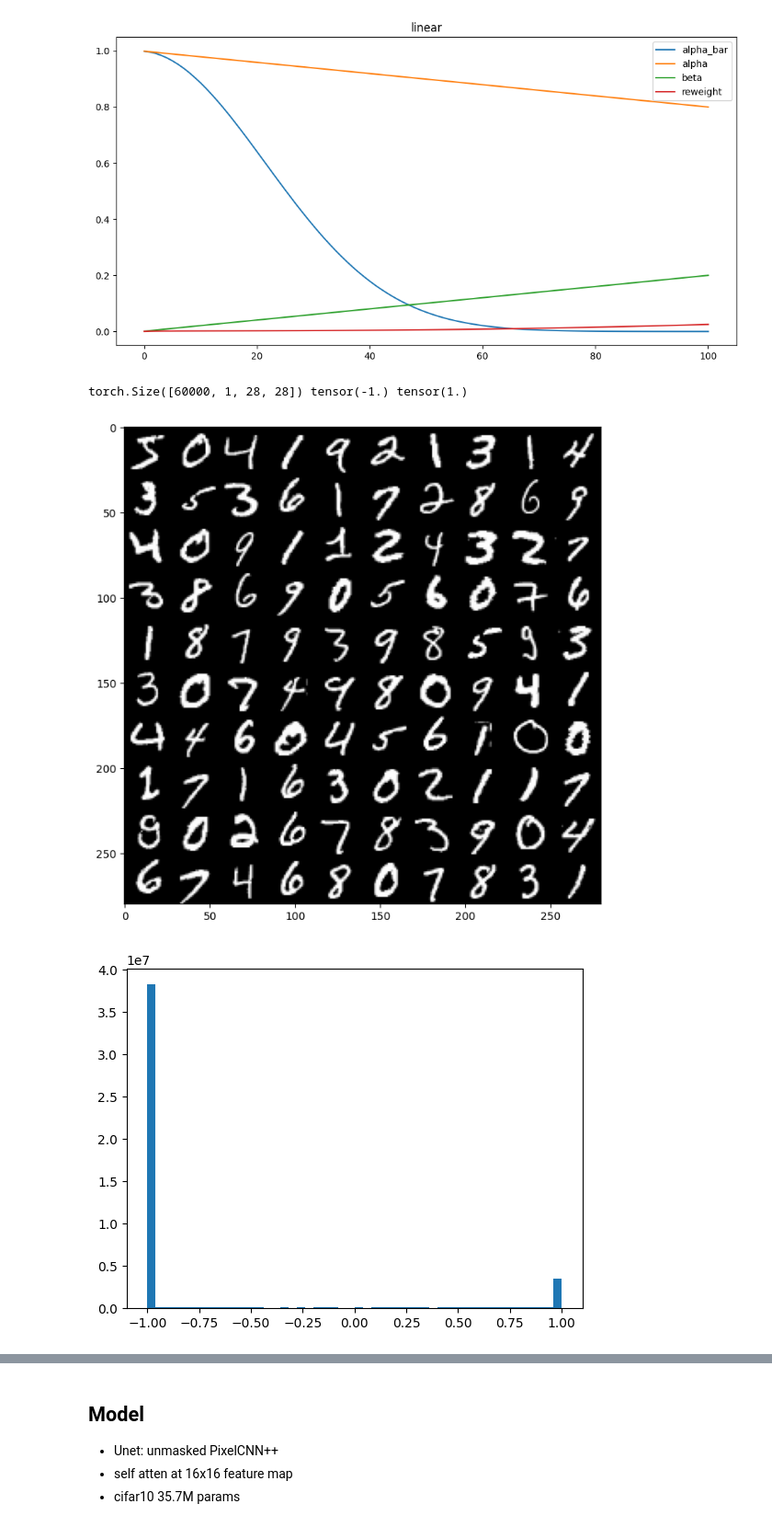
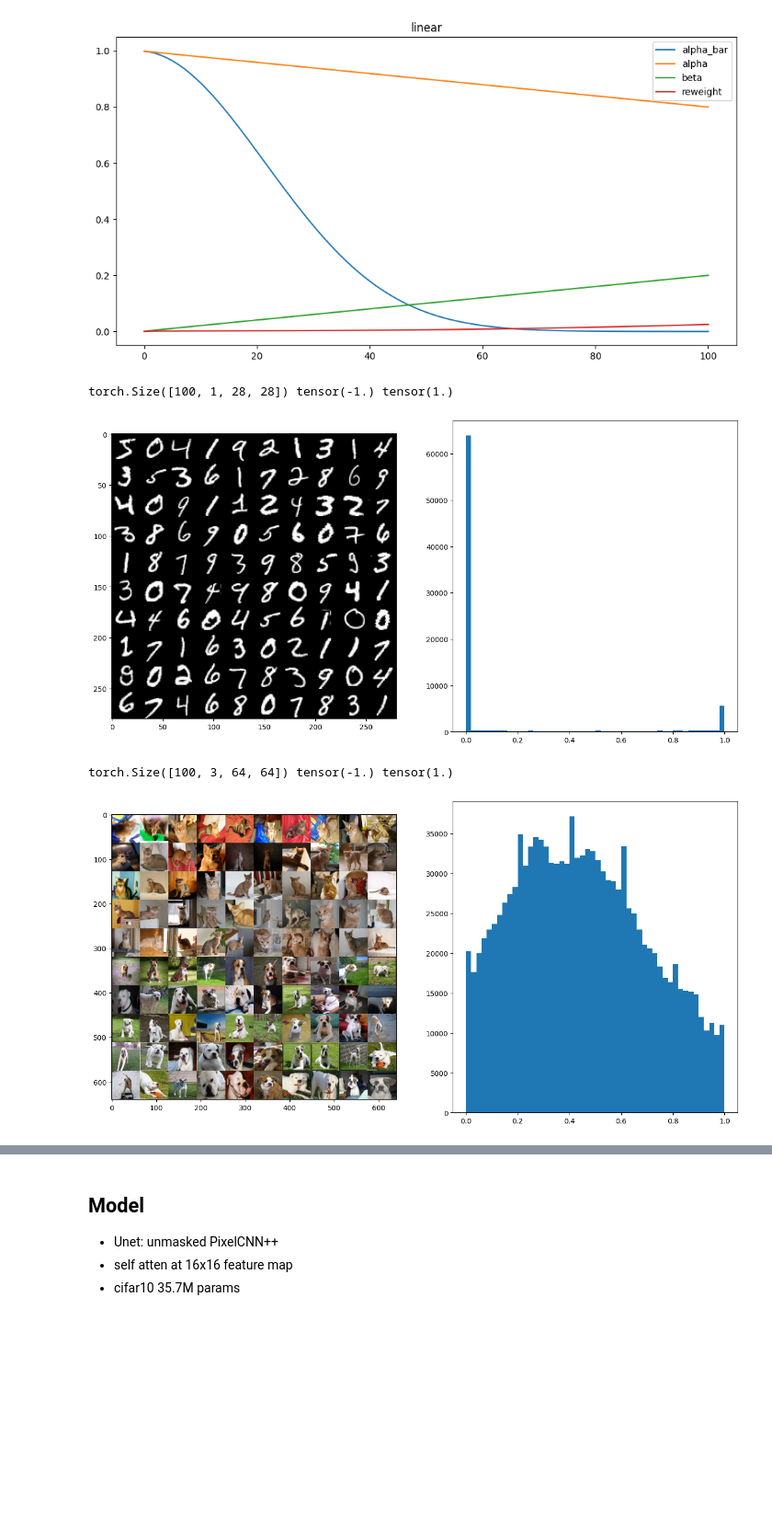
Before and after one commit to gordonbchen/bml, a Jupyter notebook: diffusion/ddpm.ipynb, the cells around one changed output, grey strips where cells are left out. Shown at 92% size. Cells and saved outputs as stored; diff of their text form; code cells hidden in the pictures; blank space fills up the shorter version.

Commit message:
add pets dataset

```diff
--- a/diffusion/ddpm.ipynb
+++ b/diffusion/ddpm.ipynb
@@ -113,20 +113,32 @@ for (name, noise_schedule) in ddpm.NOISE_SCHEDULES.items():
 [figure]
 [figure]
 # %%
+from torch.utils.data import Dataset
 from einops import rearrange
 
-images = ddpm.MNISTDataset().images
-print(images.shape, images.min(), images.max())
+def to_images(x: torch.Tensor) -> torch.Tensor:
+    x = rearrange(x, "b c h w -> b h w c")
+    return (x + 1) / 2
 
-fig, ax = plt.subplots(figsize=(8, 8))
-ax.imshow(rearrange(images[:100], "(n b) c h w -> (n h) (b c w)", n=10), cmap="grey");
-plt.show()
+def plot_dataset(dataset: Dataset):
+    images = torch.stack([dataset[i] for i in range(100)], dim=0)
+    print(images.shape, images.min(), images.max())
 
-plt.hist(images.flatten(), bins=50)
-plt.show()
+    _, (img_ax, hist_ax) = plt.subplots(ncols=2, figsize=(16, 8))
+    images = rearrange(to_images(images), "(row col) h w c -> (row h) (col w) c", row=10, col=10)
+    img_ax.imshow(images, cmap="grey")
+    hist_ax.hist(images.flatten(), bins=50)
+    plt.show()
+
+mnist = ddpm.get_dataset("mnist", image_size=28)
+plot_dataset(mnist)
+
+pets = ddpm.get_dataset("pets", image_size=64)
+plot_dataset(pets)
 # %% [output]
-torch.Size([60000, 1, 28, 28]) tensor(-1.) tensor(1.)
+torch.Size([100, 1, 28, 28]) tensor(-1.) tensor(1.)
-[figure, old version]
+[figure, new version]
+torch.Size([100, 3, 64, 64]) tensor(-1.) tensor(1.)
-[figure, old version]
+[figure, new version]
 # %%
 for (name, noise_schedule_class) in ddpm.NOISE_SCHEDULES.items():
```
Also changed, not shown: parts of 1 cell of this notebook, 1 other file.
